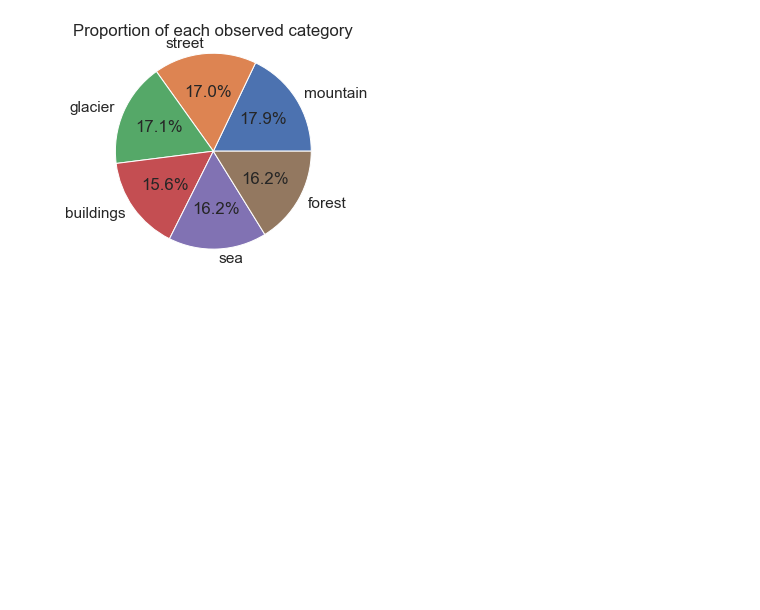
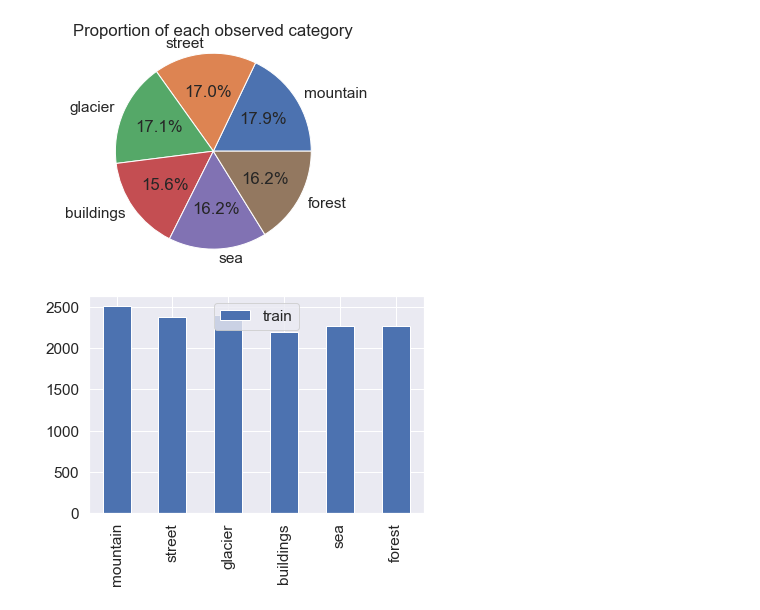
Before and after one commit to SDog6/JupiterNotebooks, a Jupyter notebook: Personal Challenge/Intel Image Classification.ipynb, the cells around one changed output. Saved outputs shown, nothing was run; the diff lists cells and outputs as text; code cells hidden in the pictures; blank space fills up the shorter version.

```diff
--- a/Personal Challenge/Intel Image Classification.ipynb
+++ b/Personal Challenge/Intel Image Classification.ipynb
@@ -83,3 +83,11 @@ plt.title('Proportion of each observed category')
 plt.show()
 # %% [output]
 [figure]
+# %%
+pd.DataFrame({'train': train_counts,
+                    },
+             index=class_names
+            ).plot.bar()
+plt.show()
+# %% [output]
+[figure, added]
```
Also changed, not shown: parts of 10 cells of this notebook.
